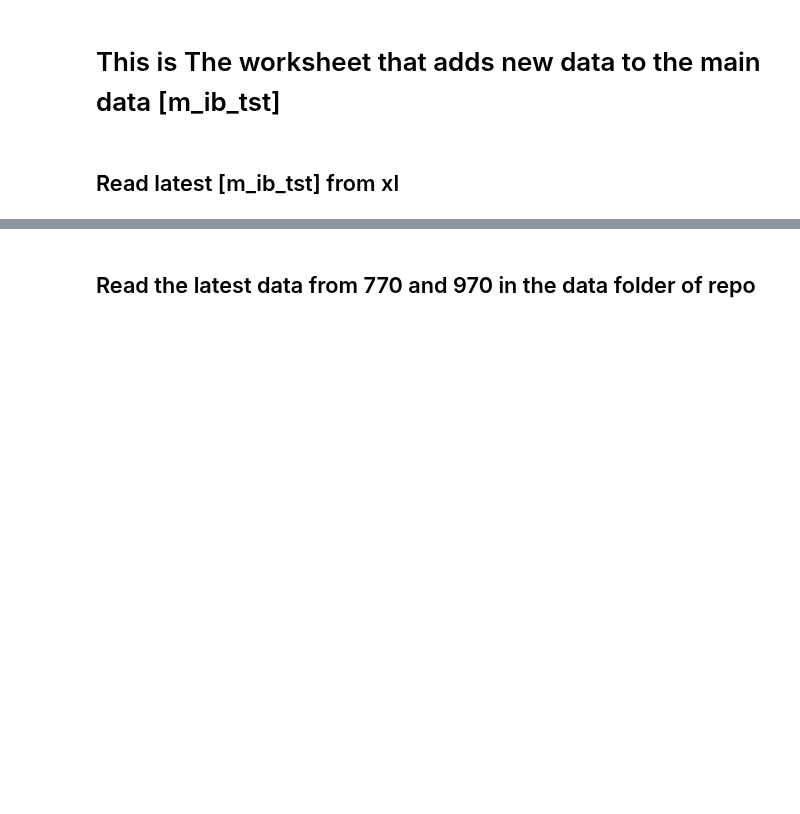
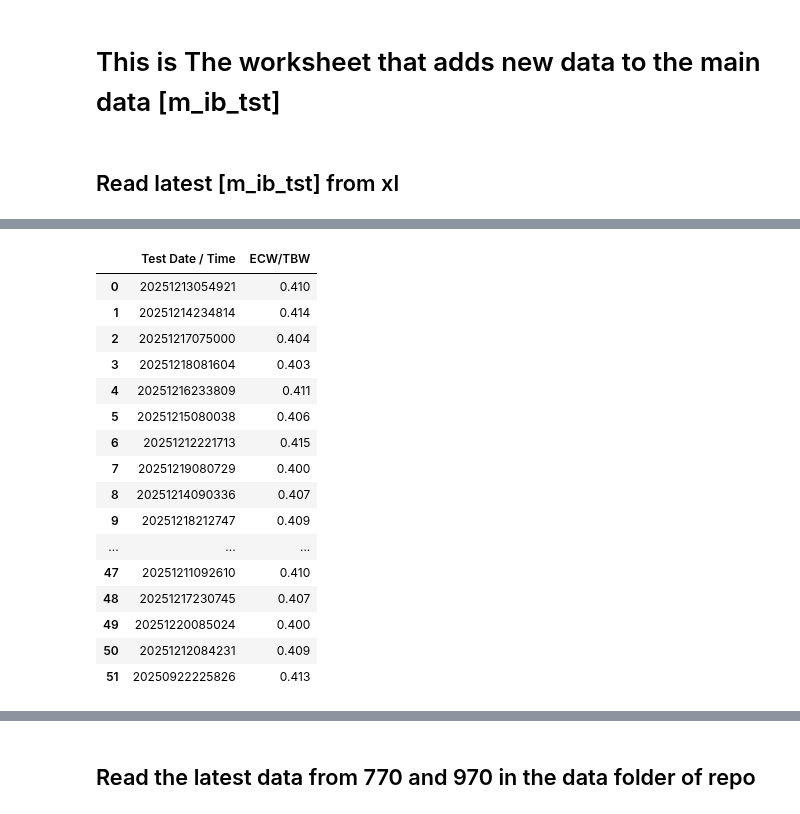
Before and after one commit to 1ratlabs/JL_2, a Jupyter notebook: ib_fls_import.ipynb, the cells around one changed output, grey strips where cells are left out. Drawn from its saved outputs; the diff is of its cells as text; code cells hidden in the pictures; blank space fills up the shorter version.

```diff
--- a/ib_fls_import.ipynb
+++ b/ib_fls_import.ipynb
@@ -66,0 +114,20 @@ m_ib_tst imported
+# %%
+m_ib_tst[["Test Date / Time" , "ECW/TBW"]]
+# %% [output]
+|  | Test Date / Time | ECW/TBW |
+| 0 | 20251213054921 | 0.410 |
+| 1 | 20251214234814 | 0.414 |
+| 2 | 20251217075000 | 0.404 |
+| 3 | 20251218081604 | 0.403 |
+| 4 | 20251216233809 | 0.411 |
+| 5 | 20251215080038 | 0.406 |
+| 6 | 20251212221713 | 0.415 |
+| 7 | 20251219080729 | 0.400 |
+| 8 | 20251214090336 | 0.407 |
+| 9 | 20251218212747 | 0.409 |
+| ... | ... | ... |
+| 47 | 20251211092610 | 0.410 |
+| 48 | 20251217230745 | 0.407 |
+| 49 | 20251220085024 | 0.400 |
+| 50 | 20251212084231 | 0.409 |
+| 51 | 20250922225826 | 0.413 |
```
Also changed, not shown: parts of 11 cells of this notebook.
